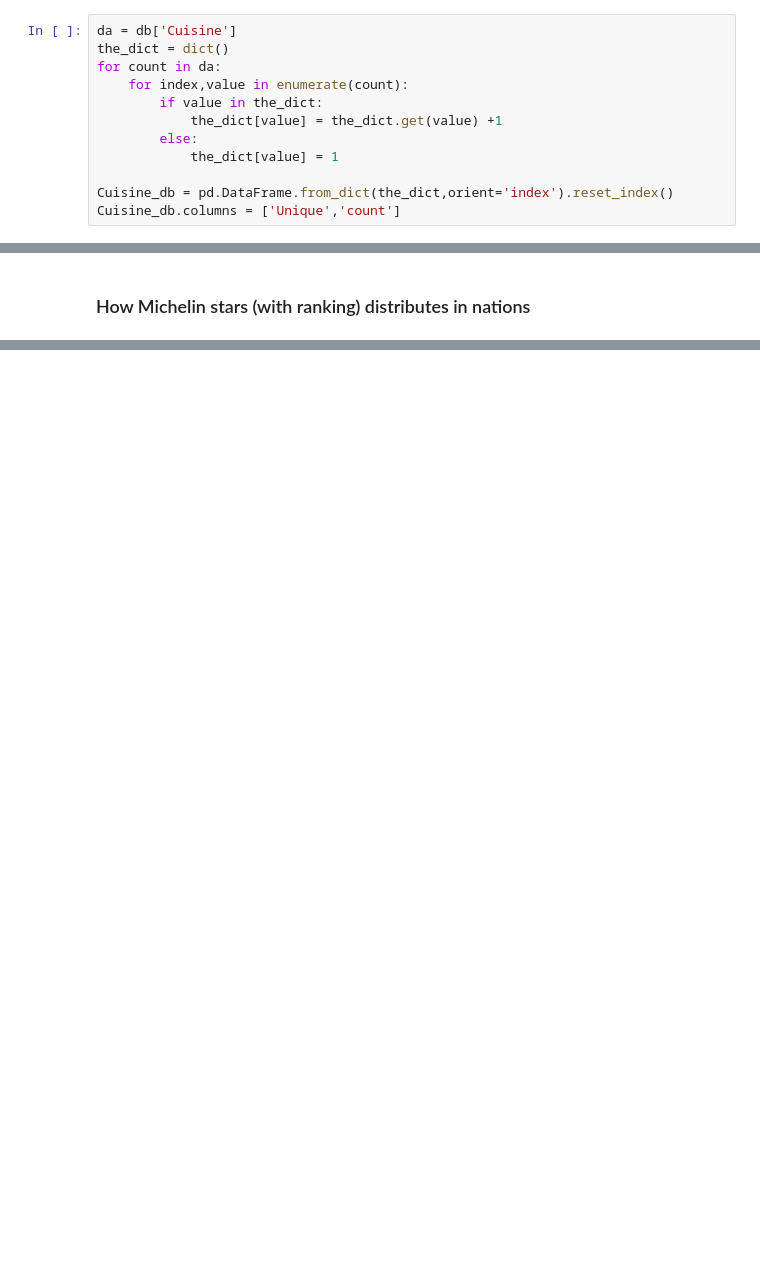
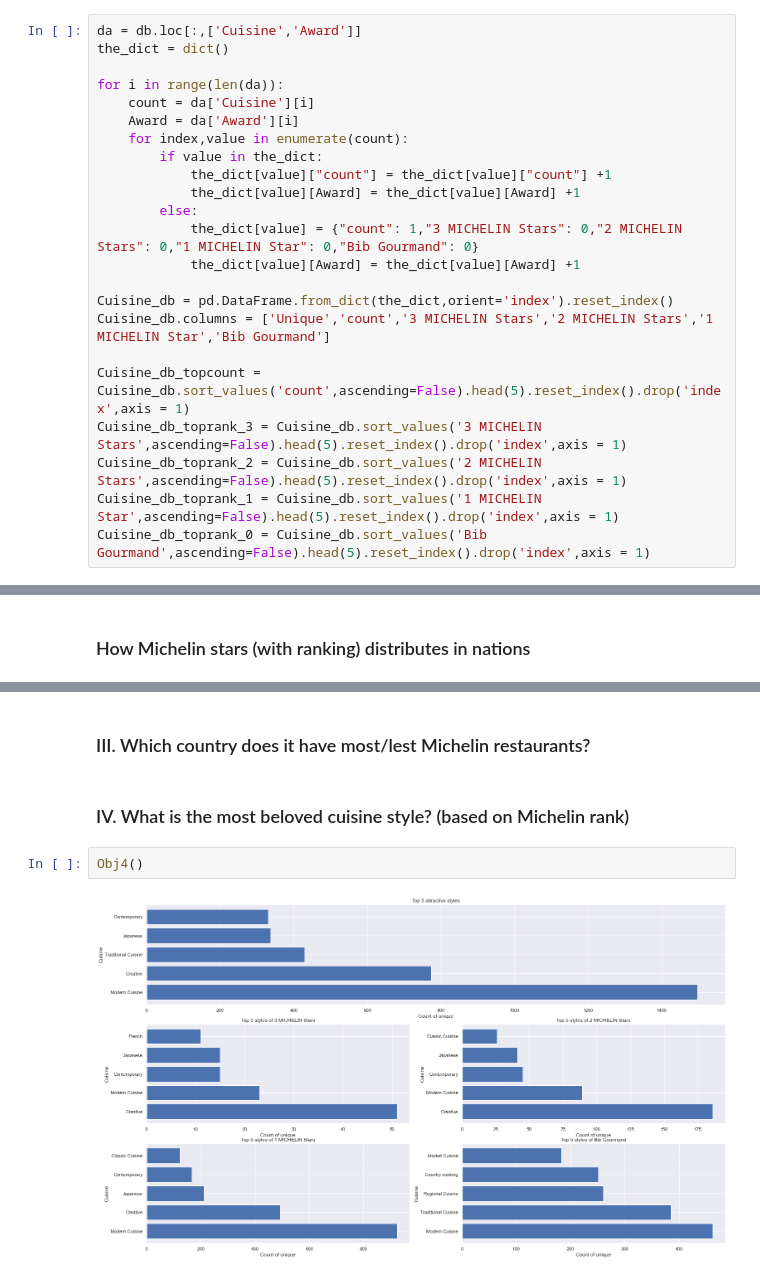
Before and after one commit to LeonTran29/Michelin_Guide_Restaurants_2021_EDA, a Jupyter notebook: Michelin_GR_2021_EDA.ipynb, the cells around one changed output, grey strips where cells are left out. Cells and saved outputs as stored; diff of their text form; blank space fills up the shorter version.

```diff
--- a/Michelin_GR_2021_EDA.ipynb
+++ b/Michelin_GR_2021_EDA.ipynb
@@ -245,17 +245,28 @@ Top_Min_Price_db = Price_db.sort_values('MinPrice_USD',ascending=True).head(10)
 Top_Max_Price_db = Price_db.sort_values('MaxPrice_USD',ascending=False).head(10)
 # %% [markdown]
 ### Summary based on Cuisine (NY)
-# %%
-da = db['Cuisine']
-the_dict = dict()
-for count in da:
-    for index,value in enumerate(count):
-        if value in the_dict:
-            the_dict[value] = the_dict.get(value) +1
-        else:
-            the_dict[value] = 1
-
-Cuisine_db = pd.DataFrame.from_dict(the_dict,orient='index').reset_index()
-Cuisine_db.columns = ['Unique','count']
+# %%
+da = db.loc[:,['Cuisine','Award']]
+the_dict = dict()
+
+for i in range(len(da)):
+    count = da['Cuisine'][i]
+    Award = da['Award'][i]
+    for index,value in enumerate(count):
+        if value in the_dict:
+            the_dict[value]["count"] = the_dict[value]["count"] +1
+            the_dict[value][Award] = the_dict[value][Award] +1
+        else:
+            the_dict[value] = {"count": 1,"3 MICHELIN Stars": 0,"2 MICHELIN Stars": 0,"1 MICHELIN Star": 0,"Bib Gourmand": 0}
+            the_dict[value][Award] = the_dict[value][Award] +1
+
+Cuisine_db = pd.DataFrame.from_dict(the_dict,orient='index').reset_index()
+Cuisine_db.columns = ['Unique','count','3 MICHELIN Stars','2 MICHELIN Stars','1 MICHELIN Star','Bib Gourmand']
+
+Cuisine_db_topcount = Cuisine_db.sort_values('count',ascending=False).head(5).reset_index().drop('index',axis = 1)
+Cuisine_db_toprank_3 = Cuisine_db.sort_values('3 MICHELIN Stars',ascending=False).head(5).reset_index().drop('index',axis = 1)
+Cuisine_db_toprank_2 = Cuisine_db.sort_values('2 MICHELIN Stars',ascending=False).head(5).reset_index().drop('index',axis = 1)
+Cuisine_db_toprank_1 = Cuisine_db.sort_values('1 MICHELIN Star',ascending=False).head(5).reset_index().drop('index',axis = 1)
+Cuisine_db_toprank_0 = Cuisine_db.sort_values('Bib Gourmand',ascending=False).head(5).reset_index().drop('index',axis = 1)
 # %% [markdown]
 # Conclusion:
@@ -380,0 +441,8 @@ plt.show()
+# %% [markdown]
+### III. Which country does it have most/lest Michelin restaurants?
+# %% [markdown]
+### IV. What is the most beloved cuisine style? (based on Michelin rank)
+# %%
+Obj4()
+# %% [output]
+[figure, added]
```
Also changed, not shown: parts of 15 cells of this notebook.
